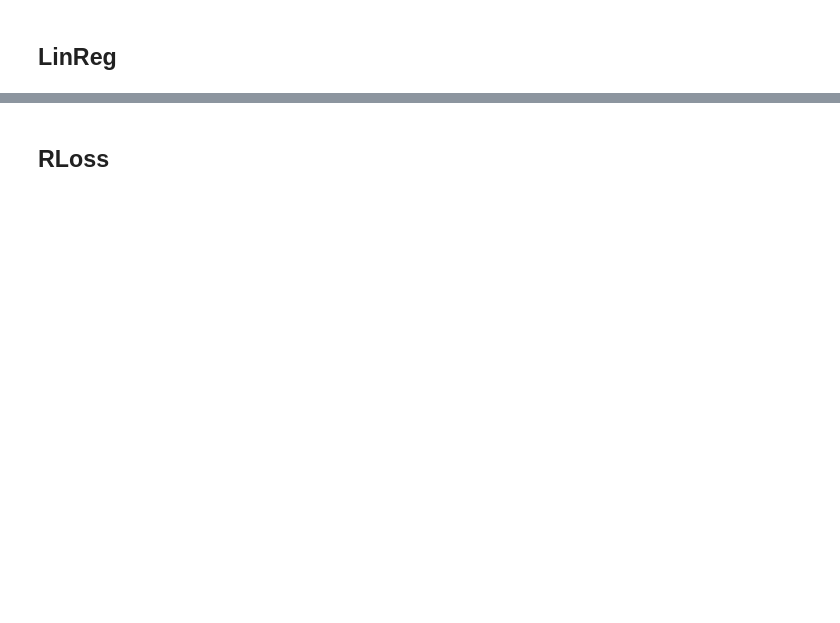
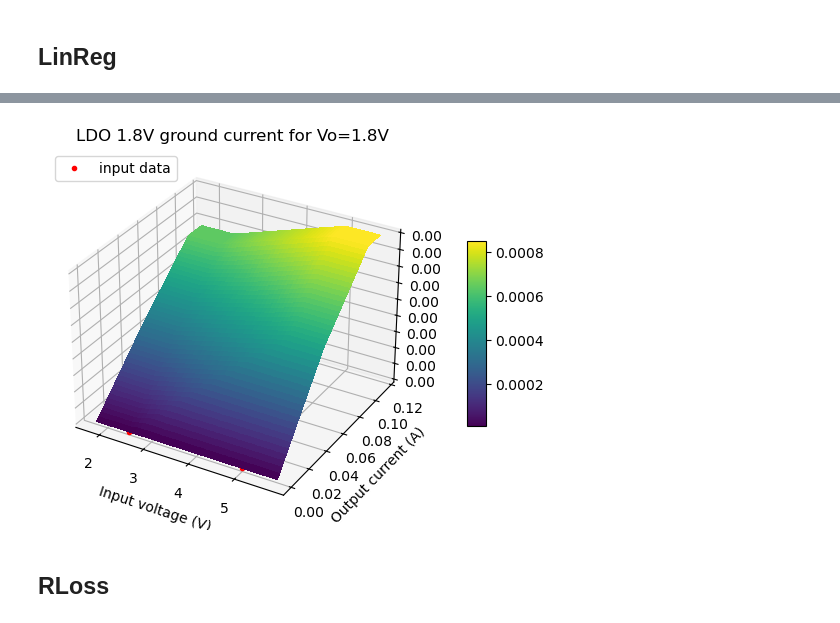
Before and after one commit to geddy11/sysloss, a Jupyter notebook: docs/nb/Component files.ipynb, the cells around one changed output, grey strips where cells are left out. Drawn from its saved outputs; the diff is of its cells as text; code cells hidden in the pictures; blank space fills up the shorter version.

```diff
--- a/docs/nb/Component files.ipynb
+++ b/docs/nb/Component files.ipynb
@@ -101,3 +109,7 @@ sys.add_comp("My source", comp=LinReg.from_file("LDO 1.8V", fname="linreg.toml")
+# %%
+sys.plot_interp("LDO 1.8V", plot3d=True);
+# %% [output]
+[figure, added]
 # %% [markdown]
 ## RLoss
 # %%
```
Also changed, not shown: parts of 13 cells of this notebook, 2 other files.
